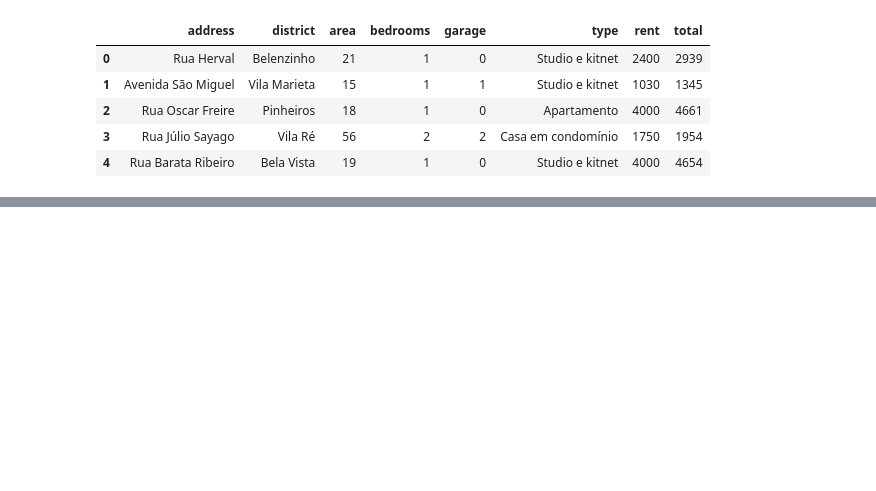
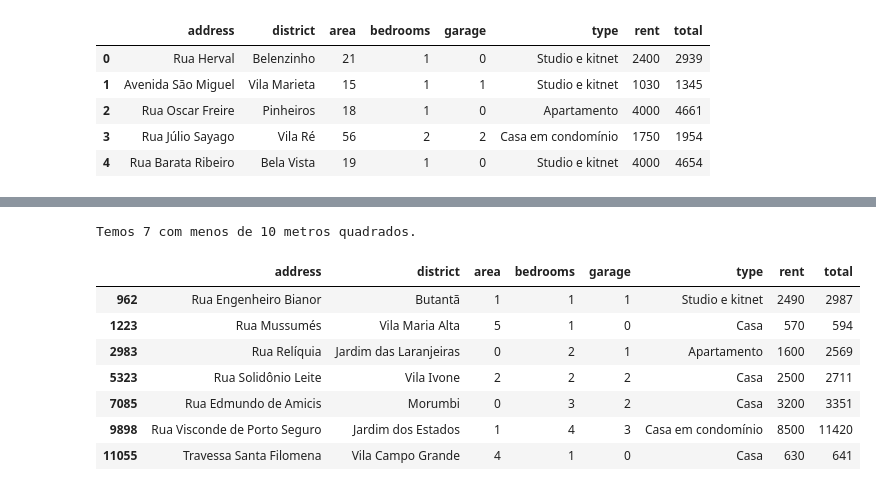
Before and after one commit to rafaelnogueira98/analise_sp_housing_prices, a Jupyter notebook: analise_sp_housing_prices.ipynb, the cells around one changed output, grey strips where cells are left out. Drawn from its saved outputs; the diff is of its cells as text; code cells hidden in the pictures; blank space fills up the shorter version.

```diff
--- a/analise_sp_housing_prices.ipynb
+++ b/analise_sp_housing_prices.ipynb
@@ -62,0 +268,15 @@ aptos.head()
+# %%
+print(f"Temos {aptos.query('area < 10').shape[0]} com menos de 10 metros quadrados.")
+# %% [output]
+Temos 7 com menos de 10 metros quadrados.
+# %%
+aptos.query('area < 10')
+# %% [output]
+|  | address | district | area | bedrooms | garage | type | rent | total |
+| 962 | Rua Engenheiro Bianor | Butantã | 1 | 1 | 1 | Studio e kitnet | 2490 | 2987 |
+| 1223 | Rua Mussumés | Vila Maria Alta | 5 | 1 | 0 | Casa | 570 | 594 |
+| 2983 | Rua Relíquia | Jardim das Laranjeiras | 0 | 2 | 1 | Apartamento | 1600 | 2569 |
+| 5323 | Rua Solidônio Leite | Vila Ivone | 2 | 2 | 2 | Casa | 2500 | 2711 |
+| 7085 | Rua Edmundo de Amicis | Morumbi | 0 | 3 | 2 | Casa | 3200 | 3351 |
+| 9898 | Rua Visconde de Porto Seguro | Jardim dos Estados | 1 | 4 | 3 | Casa em condomínio | 8500 | 11420 |
+| 11055 | Travessa Santa Filomena | Vila Campo Grande | 4 | 1 | 0 | Casa | 630 | 641 |
```
Also changed, not shown: parts of 30 cells of this notebook.
